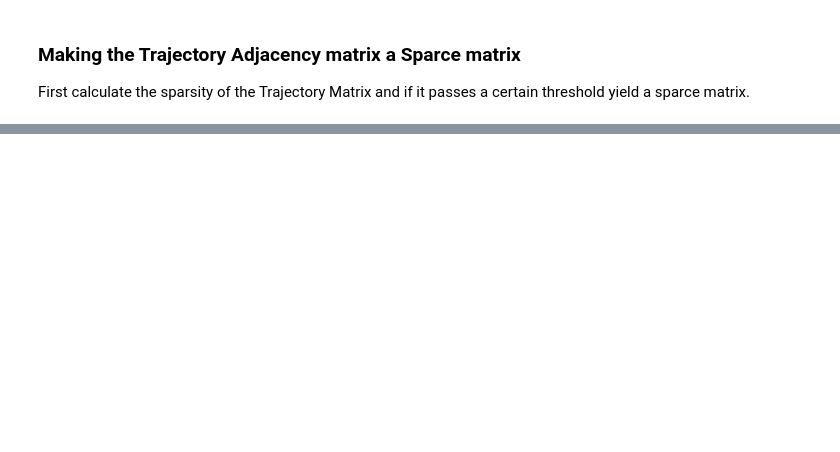
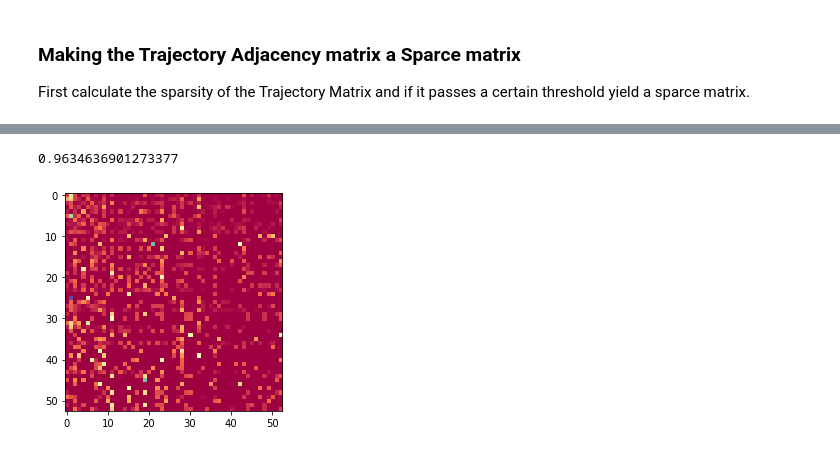
Before and after one commit to melkisedeath/Music-Structure-Segmentation, a Jupyter notebook: jupyter/Trajectory.ipynb, the cells around one changed output, grey strips where cells are left out. Cells and saved outputs as stored; diff of their text form; code cells hidden in the pictures; blank space fills up the shorter version.

```diff
--- a/jupyter/Trajectory.ipynb
+++ b/jupyter/Trajectory.ipynb
@@ -134,0 +197,7 @@ adjacency_to_sparse(adjacency)
+# %%
+if not isinstance(adjacency_to_sparse(adjacency), str):
+    M = nx.attr_sparse_matrix(G, edge_attr="weight", node_attr="size", normalized=True)
+    plt.imshow(M[0].todense(), cmap='Spectral')
+# %% [output]
+0.9634636901273377
+[figure, added]
```
Also changed, not shown: parts of 15 cells of this notebook, 4 other files.
